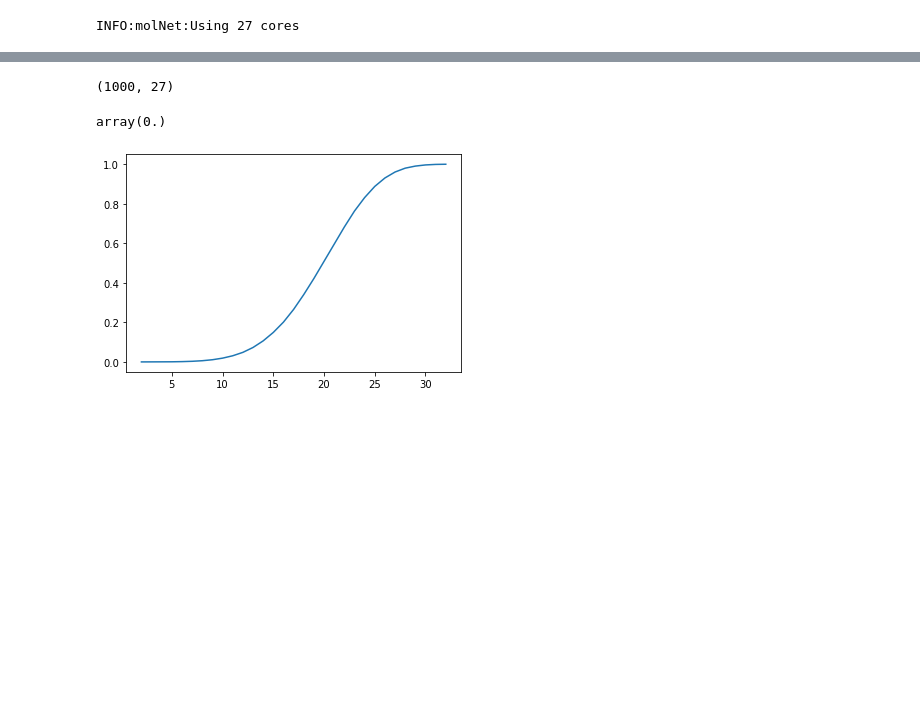
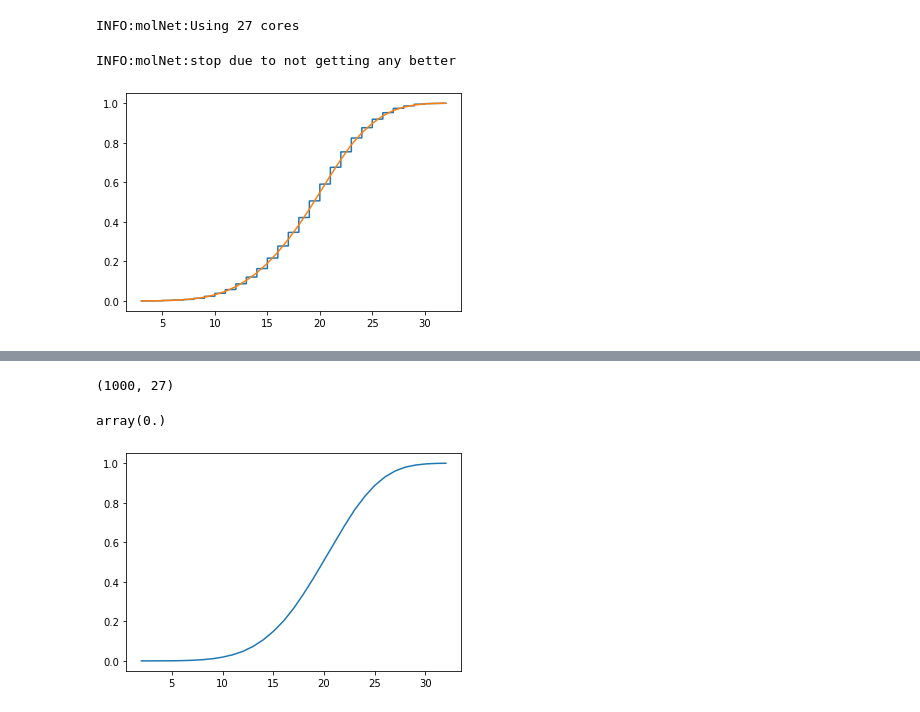
Before and after one commit to JulianKimmig/molNet, a Jupyter notebook: tools/cdf.ipynb, the cells around one changed output, grey strips where cells are left out. Cells and saved outputs as stored; diff of their text form; code cells hidden in the pictures; blank space fills up the shorter version.

```diff
--- a/tools/cdf.ipynb
+++ b/tools/cdf.ipynb
@@ -10,8 +12,9 @@ logging.basicConfig(stream=sys.stdout, level=logging.DEBUG)
 # %%
 from molNet.utils.smiles.generator import generate_n_random_hetero_carbon_lattice
 from molNet.featurizer.molecule_featurizer import MolWtFeaturizer,NumAtomsFeaturizer
-
-smiles = np.array([k for k in generate_n_random_hetero_carbon_lattice(n=1_000, max_c=20)])
-ecdf.gen_ecdf(smiles,NumAtomsFeaturizer)
+ecdres=1000
+smiles = np.array([k for k in generate_n_random_hetero_carbon_lattice(n=100_000, max_c=10)])
+ecdf_d = ecdf.gen_ecdf(smiles,NumAtomsFeaturizer)
 # %% [output]
 INFO:molNet:Using 27 cores
+INFO:molNet:stop due to not getting any better
@@ -37,0 +21,31 @@ lg.setLevel(RDLogger.CRITICAL)
+# %%
+ecdres=1000
+necdf_data1=ecdf.ecdf(ecdf_d["data"],res=ecdres)
+necdf_data2=ecdf.ecdf(ecdf_d["data"],res=ecdres,smooth=True,unique_only=True)#
+necdf1_x=[]
+necdf1_y=[]
+necdf2_x=[]
+necdf2_y=[]
+if isinstance(necdf_data1,tuple):
+    necdf1_x.append(necdf_data1[0])
+    necdf1_y.append(necdf_data1[1])
+else:
+    for d in necdf_data1:
+        necdf1_x.append(d[0])
+        necdf1_y.append(d[1])
+
+if isinstance(necdf_data2,tuple):
+    necdf2_x.append(necdf_data2[0])
+    necdf2_y.append(necdf_data2[1])
+else:
+    for d in necdf_data2:
+        necdf2_x.append(d[0])
+        necdf2_y.append(d[1])
+
+for i in range(len(necdf1_x)):
+    plt.plot(necdf1_x[i],necdf1_y[i])
+    plt.plot(necdf2_x[i],necdf2_y[i])
+    plt.show()
+    plt.close()
+# %% [output]
+[figure, added]
```
Also changed, not shown: parts of 4 cells of this notebook, 1 other file.
